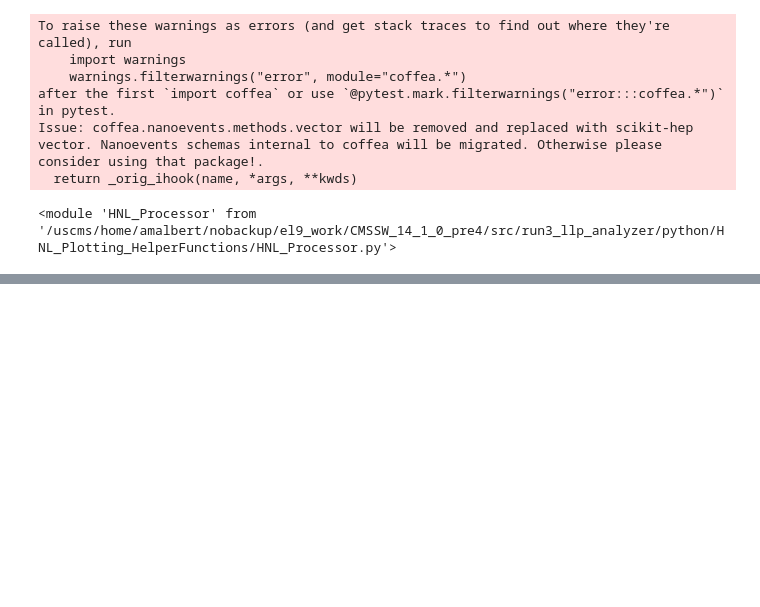
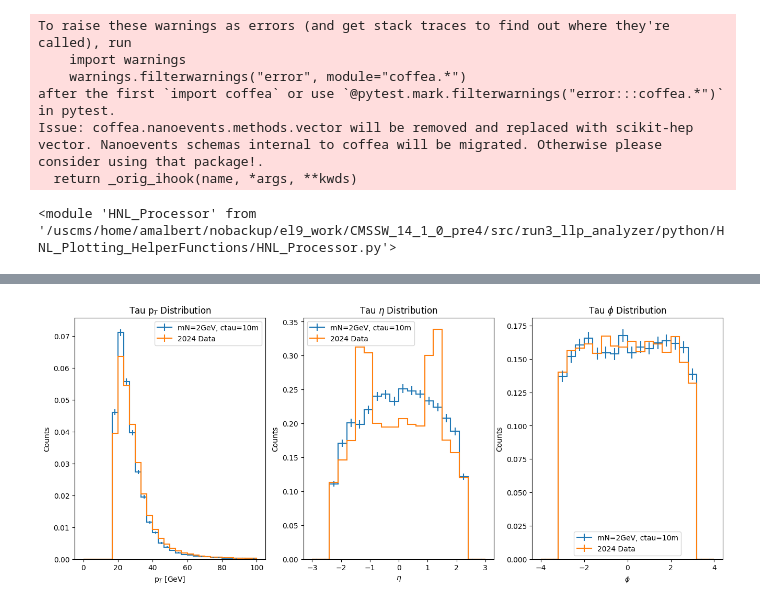
Before and after one commit to cms-lpc-llp/run3_llp_analyzer, a Jupyter notebook: HNL_Plotting_Scripts/Check_Sample_Kinematics.ipynb, the cells around one changed output, grey strips where cells are left out. Cells and saved outputs as stored; diff of their text form; code cells hidden in the pictures; blank space fills up the shorter version.

```diff
--- a/HNL_Plotting_Scripts/Check_Sample_Kinematics.ipynb
+++ b/HNL_Plotting_Scripts/Check_Sample_Kinematics.ipynb
@@ -49 +99,37 @@ output
+# %%
+fig, axs = plt.subplots(1,3, figsize=(16,6))
+signal_label = "mN=2GeV, ctau=10m"
+data_label = "2024 Data"
+
+#pT
+h_pT = output["tau_pt"]
+h_pT_data = output_data["tau_pt"]
+h_pT.plot(ax=axs[0], label=signal_label, density=True)
+h_pT_data.plot(ax=axs[0], label=data_label, density=True)
+axs[0].set_title(h_pT.metadata["title"])
+axs[0].set_ylabel(h_pT.metadata["y_label"])
+axs[0].legend()
+
+#eta
+h_eta = output["tau_eta"]
+h_eta_data = output_data["tau_eta"]
+h_eta.plot(ax=axs[1], label=signal_label, density=True)
+h_eta_data.plot(ax=axs[1], label=data_label, density=True)
+axs[1].set_title(h_eta.metadata["title"])
+axs[1].set_ylabel(h_eta.metadata["y_label"])
+axs[1].legend()
+
+#phi
+h_phi = output["tau_phi"]
+h_phi_data = output_data["tau_phi"]
+h_phi.plot(ax=axs[2], label=signal_label, density=True)
+h_phi_data.plot(ax=axs[2], label=data_label, density=True)
+axs[2].set_title(h_phi.metadata["title"])
+axs[2].set_ylabel(h_phi.metadata["y_label"])
+axs[2].legend()
+
+
+plt.show()
+# %% [output]
+[figure, added]
 # %%
```
Also changed, not shown: parts of 20 cells of this notebook, 10 other files.
